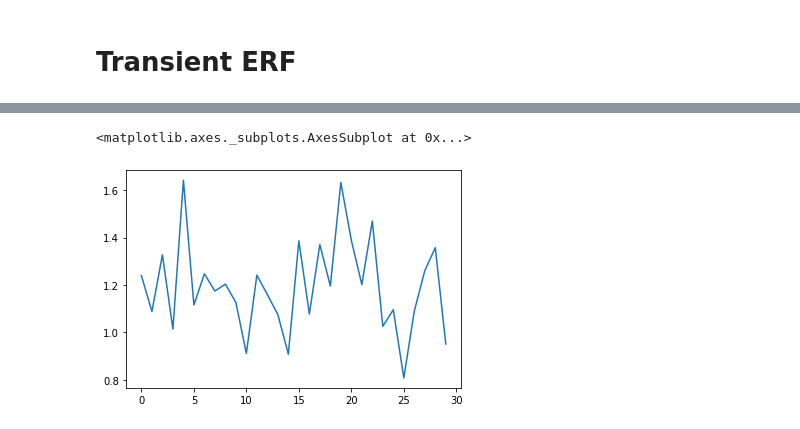
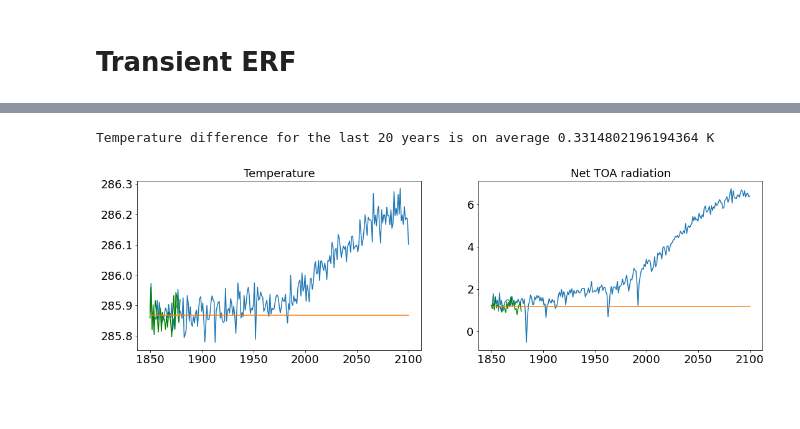
Before and after one commit to Hegebf/CMIP6-forcing, a Jupyter notebook: notebooks/TransientERF.ipynb, the cells around one changed output, grey strips where cells are left out. Saved outputs shown, nothing was run; the diff lists cells and outputs as text; code cells hidden in the pictures; blank space fills up the shorter version.

```diff
--- a/notebooks/TransientERF.ipynb
+++ b/notebooks/TransientERF.ipynb
@@ -109,5 +106,21 @@ histcoupledN.plot()
-# %%
-controlN.plot()
-# %% [output]
-<matplotlib.axes._subplots.AxesSubplot at 0x...>
-[figure, removed]
+# %%
+fig, ax = plt.subplots(figsize = [18,5], ncols = 2)
+years = np.arange(1850, 1850+len(hist_tas))
+piclimyears = years[:len(control_tas)]
+
+ax[0].plot(years, hist_tas)
+ax[0].plot(piclimyears, control_tas, color = 'green')
+ax[0].plot(years,[control_tas.mean()]*len(hist_tas))
+ax[0].set_title('Temperature',fontsize = 18)
+print('Temperature difference for the last 20 years is on average', np.mean(hist_tas[-20:]) - control_tas.mean(), 'K')
+
+ax[1].plot(years,histN)
+ax[1].plot(piclimyears, controlN, color = 'green')
+ax[1].plot(years,[controlN.mean()]*len(histN))
+ax[1].set_title('Net TOA radiation',fontsize = 18)
+
+for axes in ax:
+    axes.tick_params(axis='both',labelsize=18)
+# %% [output]
+Temperature difference for the last 20 years is on average 0.3314802196194364 K
+[figure, added]
```
Also changed, not shown: parts of 13 cells of this notebook, 11 other files.
